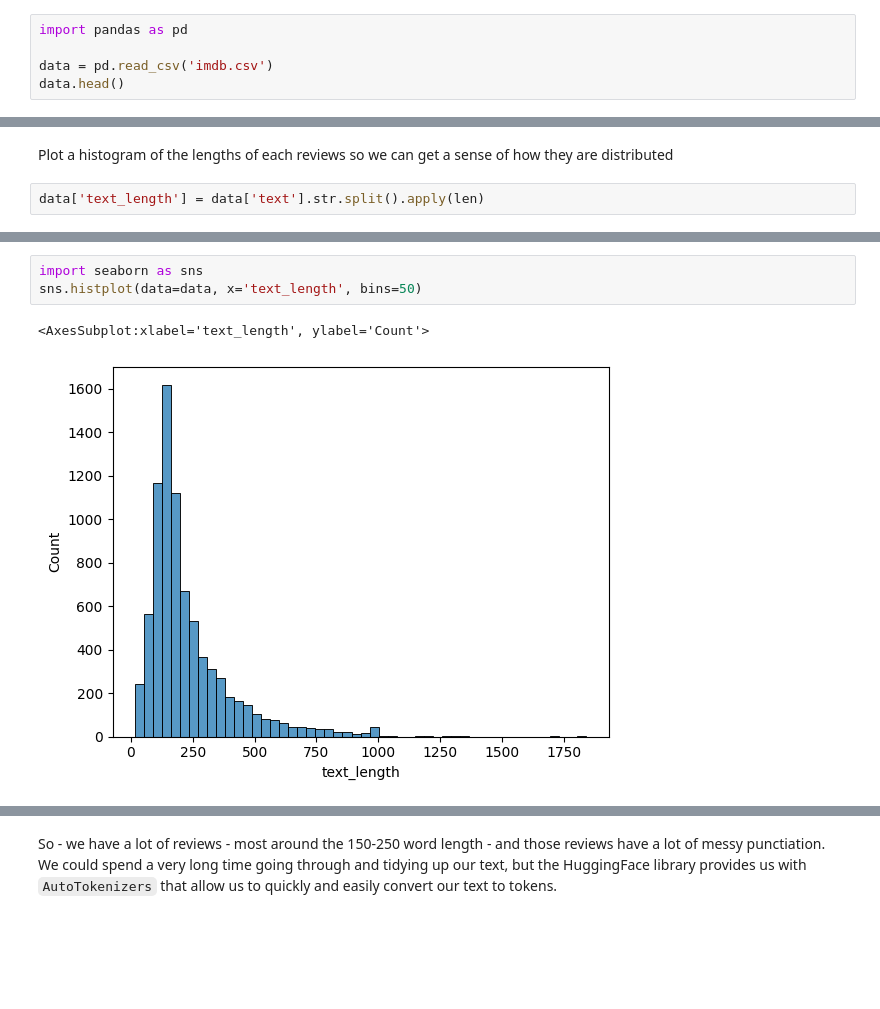
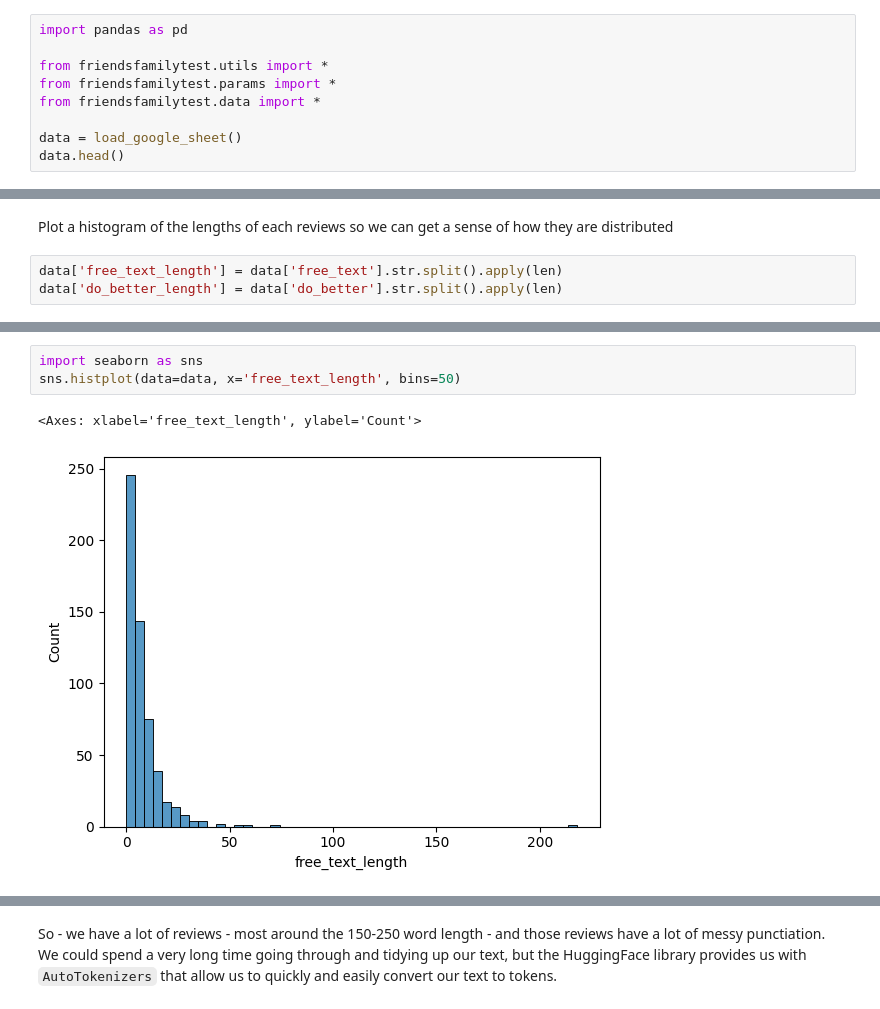
Before and after one commit to janduplessis883/friends-and-family-test-analysis, a Jupyter notebook: notebooks/model-fine-tuning.ipynb, the cells around one changed output, grey strips where cells are left out. Drawn from its saved outputs; the diff is of its cells as text; blank space fills up the shorter version.

```diff
--- a/notebooks/model-fine-tuning.ipynb
+++ b/notebooks/model-fine-tuning.ipynb
@@ -11,6 +11,10 @@ Once you've loaded it up, check what kind of data we're dealing with and take so
 # %%
 import pandas as pd
 
-data = pd.read_csv('imdb.csv')
+from friendsfamilytest.utils import *
+from friendsfamilytest.params import *
+from friendsfamilytest.data import *
+
+data = load_google_sheet()
 data.head()
 # %% [output]
@@ -23,7 +29,8 @@ data.head()
 # %% [markdown]
 Plot a histogram of the lengths of each reviews so we can get a sense of how they are distributed
 # %%
-data['text_length'] = data['text'].str.split().apply(len)
+data['free_text_length'] = data['free_text'].str.split().apply(len)
+data['do_better_length'] = data['do_better'].str.split().apply(len)
 # %%
 data.head()
 # %% [output]
@@ -36,6 +43,6 @@ data.head()
 # %%
 import seaborn as sns
-sns.histplot(data=data, x='text_length', bins=50)
+sns.histplot(data=data, x='free_text_length', bins=50)
 # %% [output]
-<AxesSubplot:xlabel='text_length', ylabel='Count'>
+<Axes: xlabel='free_text_length', ylabel='Count'>
-[figure, old version]
+[figure, new version]
```
Also changed, not shown: parts of 13 cells of this notebook, 1 other file.
